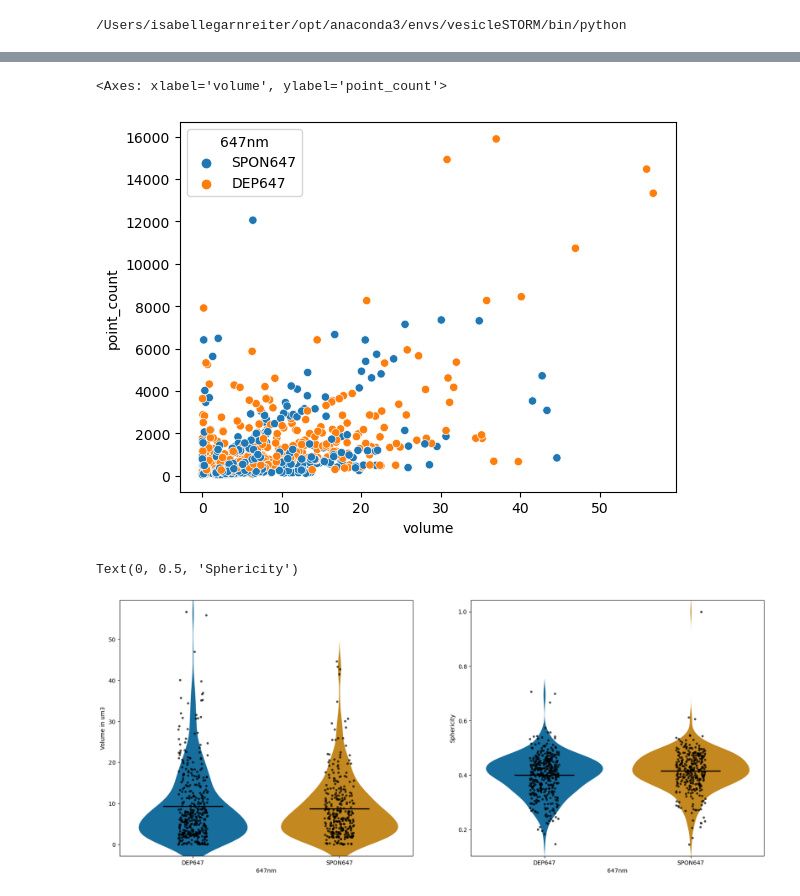
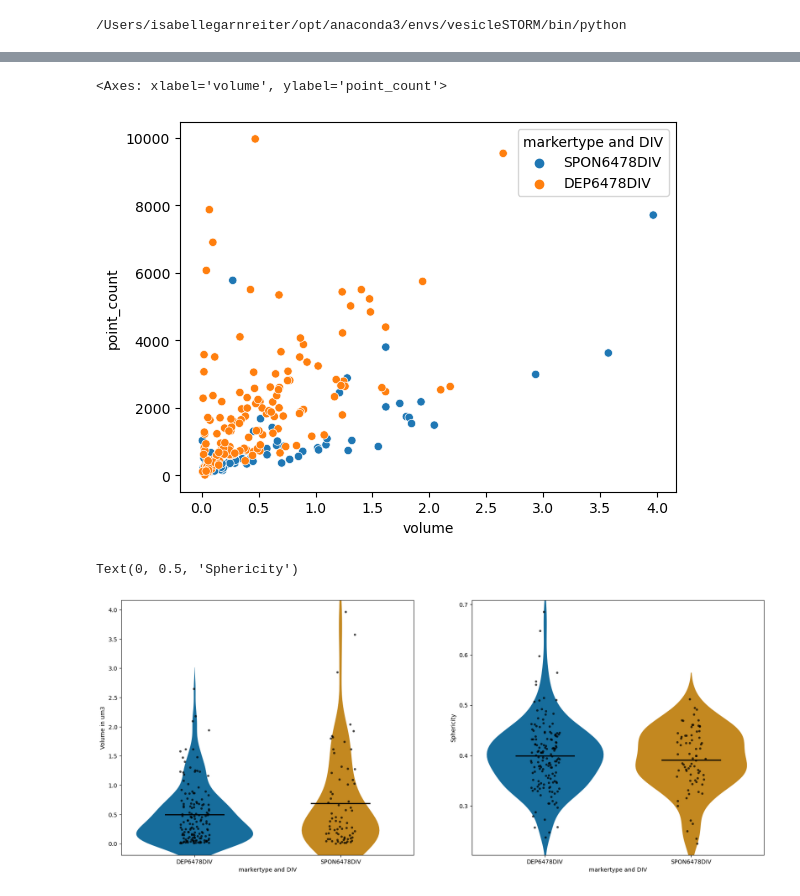
Before and after one commit to isagarnreiter/vesicleSTORM, a Jupyter notebook: scripts/STORM_analysis_2.ipynb, the cells around one changed output, grey strips where cells are left out. Saved outputs shown, nothing was run; the diff lists cells and outputs as text; code cells hidden in the pictures.

```diff
--- a/scripts/STORM_analysis_2.ipynb
+++ b/scripts/STORM_analysis_2.ipynb
@@ -31,4 +31,4 @@ print(sys.executable)
 # %%
 #upload csv file
 
-storm_data = pd.read_pickle('/users/isabellegarnreiter/documents/vesicleSTORM/data/storm_data.pkl')
+storm_data = pd.read_pickle('/users/isabellegarnreiter/documents/vesicleSTORM/data/bassoon_storm_data.pkl')
@@ -51,11 +35,13 @@ storm_data.sort_values(by=['point_count'])
+# %%
+storm_data['markertype and DIV'] = storm_data['647nm'] + storm_data['DIV']
 # %%
-sns.scatterplot(data=storm_data, x = 'volume', y = 'point_count' , hue = '647nm')
+sns.scatterplot(data=storm_data, x = 'volume', y = 'point_count' , hue = 'markertype and DIV')
 #sns.regplot(data=storm_data, x = 'volume', y = 'point_count')
 # %% [output]
 <Axes: xlabel='volume', ylabel='point_count'>
-[figure, old version]
+[figure, new version]
 # %%
-x = '647nm'
+x = 'markertype and DIV'
 
 storm_data['markertype and DIV'] = storm_data['647nm'] + storm_data['DIV']
 conditions = ['DEP and 8DIV', 'SPON and 8DIV', 'DEP and 10DIV', 'SPON and 10DIV']
@@ -77,14 +63,14 @@ for i, group in enumerate(storm_data.groupby(x)):
 
 
 # Sphericity plot
-sns.violinplot(data=storm_data.sort_values(by=[x]), x=x, y='sphericity', ax=axes[1],
+sns.violinplot(data=storm_data.sort_values(by=[x]), x=x, y='spherecity', ax=axes[1],
                label=conditions[i], linewidth=0, palette='colorblind')
-sns.stripplot(data=storm_data.sort_values(by=[x]), x=x, y='sphericity',
+sns.stripplot(data=storm_data.sort_values(by=[x]), x=x, y='spherecity',
               ax=axes[1], jitter=True, color = 'black', alpha=0.7, size=4)
 
 axes[1].set_xlim([-0.5, len(storm_data[x].unique())-0.5])
 for i, group in enumerate(storm_data.groupby(x)):
-    mean_val = group[1]['sphericity'].mean()
+    mean_val = group[1]['spherecity'].mean()
     axes[1].plot([i-0.2, i+0.2], [mean_val, mean_val], 'k-', lw=2)
 
 
@@ -95,7 +81,7 @@ axes[1].set_ylabel('Sphericity')
 # Show plot
 # %% [output]
 Text(0, 0.5, 'Sphericity')
-[figure, old version]
+[figure, new version]
 # %%
 x = '647nm'
 y = 'mean_coloc'
```
Also changed, not shown: parts of 14 cells of this notebook, 4 other files.
